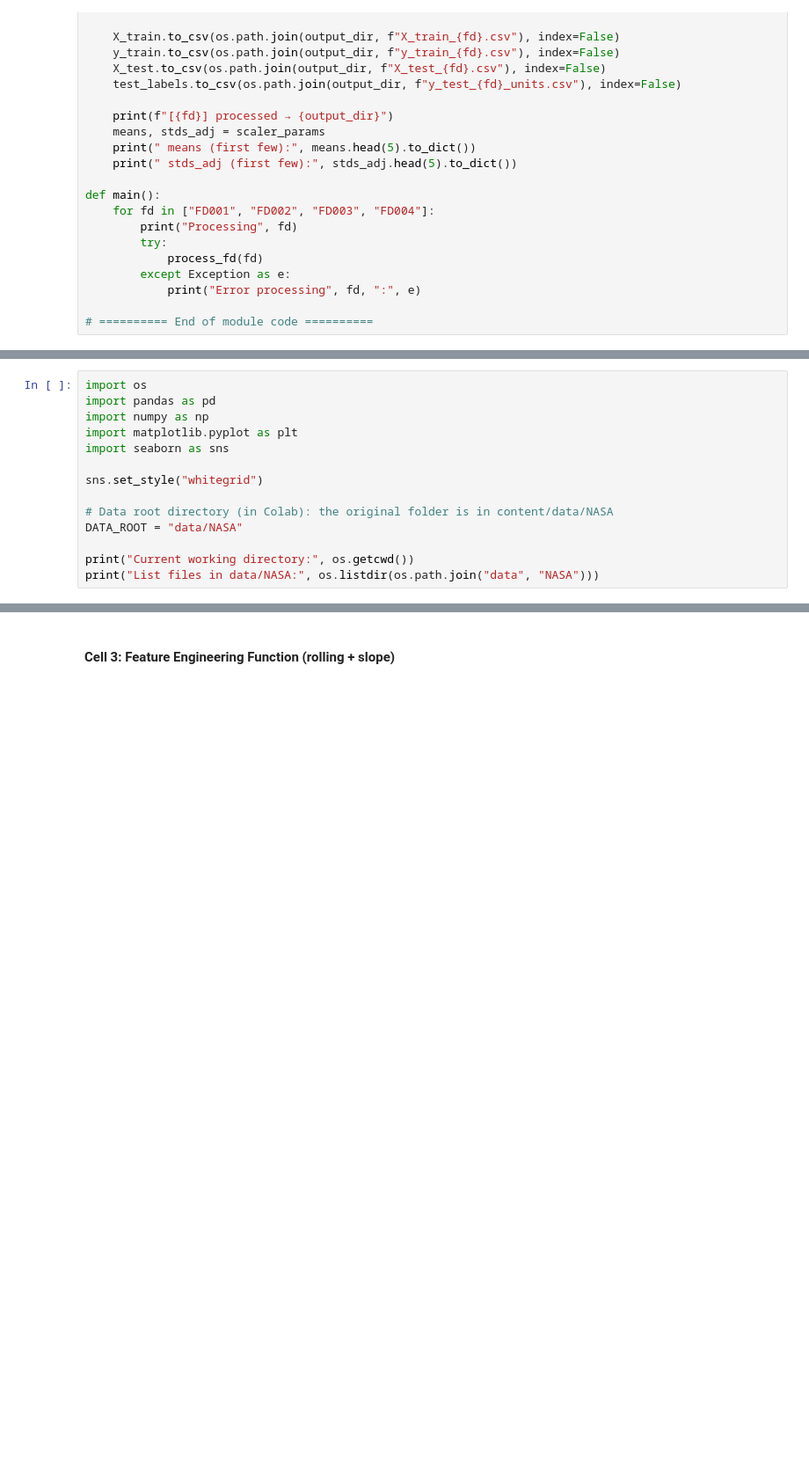
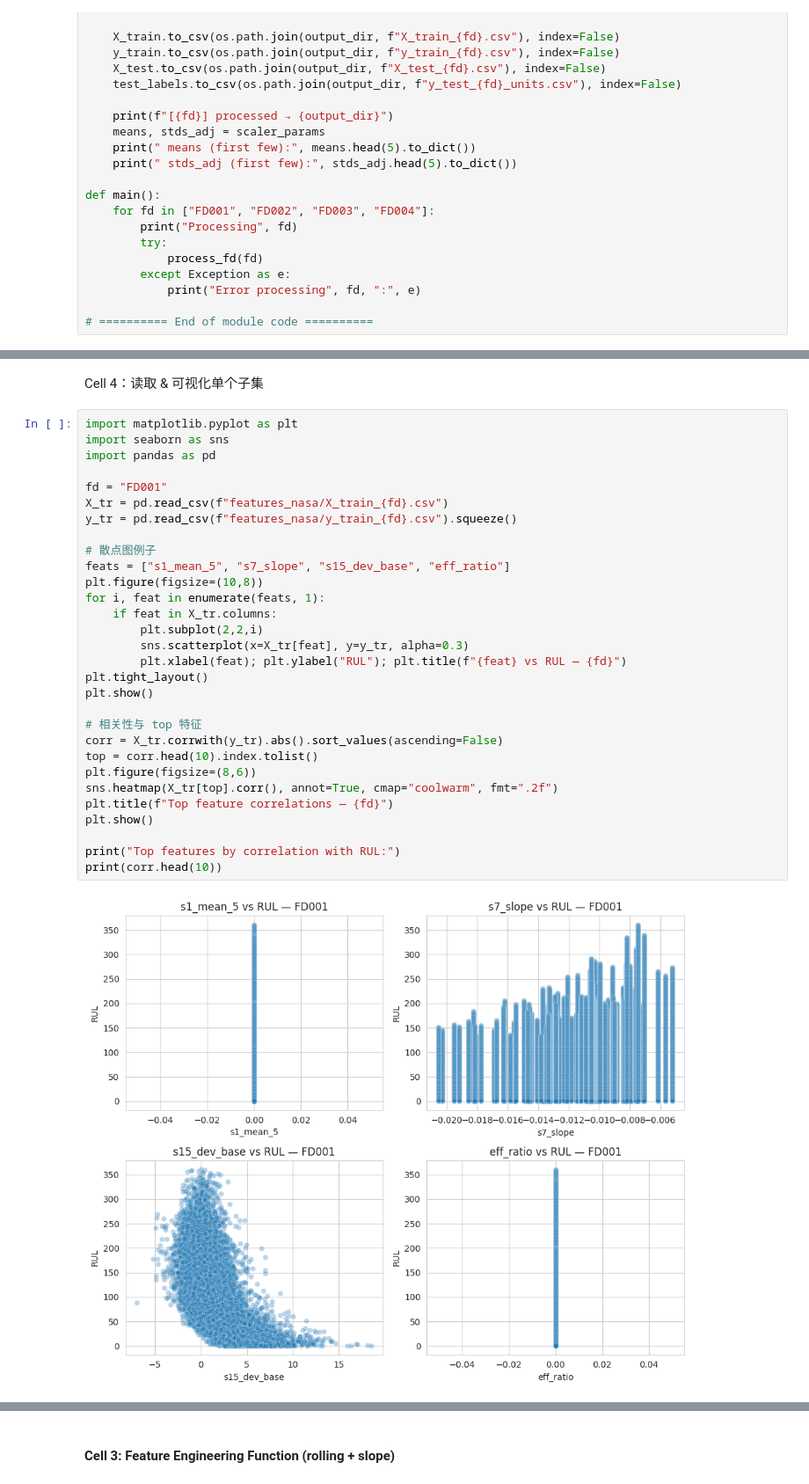
Before and after one commit to mosfet-sudo/ML-Project-G75, a Jupyter notebook: 90049_A2_G75_code.ipynb, the cells around one changed output, grey strips where cells are left out. Shown at 88% size. Drawn from its saved outputs; the diff is of its cells as text; blank space fills up the shorter version.

```diff
--- a/90049_A2_G75_code.ipynb
+++ b/90049_A2_G75_code.ipynb
@@ -1082,14 +875,0 @@ ModuleNotFoundError: No module named 'nasa_advanced_dataprocessing'
-# %%
-import os
-import pandas as pd
-import numpy as np
-import matplotlib.pyplot as plt
-import seaborn as sns
-
-sns.set_style("whitegrid")
-
-# Data root directory (in Colab): the original folder is in content/data/NASA
-DATA_ROOT = "data/NASA"
-
-print("Current working directory:", os.getcwd())
-print("List files in data/NASA:", os.listdir(os.path.join("data", "NASA")))
@@ -1148,0 +1064,34 @@ def scale_by_train(train_df: pd.DataFrame, test_df: pd.DataFrame, eps: float = 1
+# %% [markdown]
+Cell 4：读取 & 可视化单个子集
+# %%
+import matplotlib.pyplot as plt
+import seaborn as sns
+import pandas as pd
+
+fd = "FD001"
+X_tr = pd.read_csv(f"features_nasa/X_train_{fd}.csv")
+y_tr = pd.read_csv(f"features_nasa/y_train_{fd}.csv").squeeze()
+
+# 散点图例子
+feats = ["s1_mean_5", "s7_slope", "s15_dev_base", "eff_ratio"]
+plt.figure(figsize=(10,8))
+for i, feat in enumerate(feats, 1):
+    if feat in X_tr.columns:
+        plt.subplot(2,2,i)
+        sns.scatterplot(x=X_tr[feat], y=y_tr, alpha=0.3)
+        plt.xlabel(feat); plt.ylabel("RUL"); plt.title(f"{feat} vs RUL — {fd}")
+plt.tight_layout()
+plt.show()
+
+# 相关性与 top 特征
+corr = X_tr.corrwith(y_tr).abs().sort_values(ascending=False)
+top = corr.head(10).index.tolist()
+plt.figure(figsize=(8,6))
+sns.heatmap(X_tr[top].corr(), annot=True, cmap="coolwarm", fmt=".2f")
+plt.title(f"Top feature correlations — {fd}")
+plt.show()
+
+print("Top features by correlation with RUL:")
+print(corr.head(10))
+# %% [output]
+[figure, added]
```
Also changed, not shown: parts of 23 cells of this notebook.
